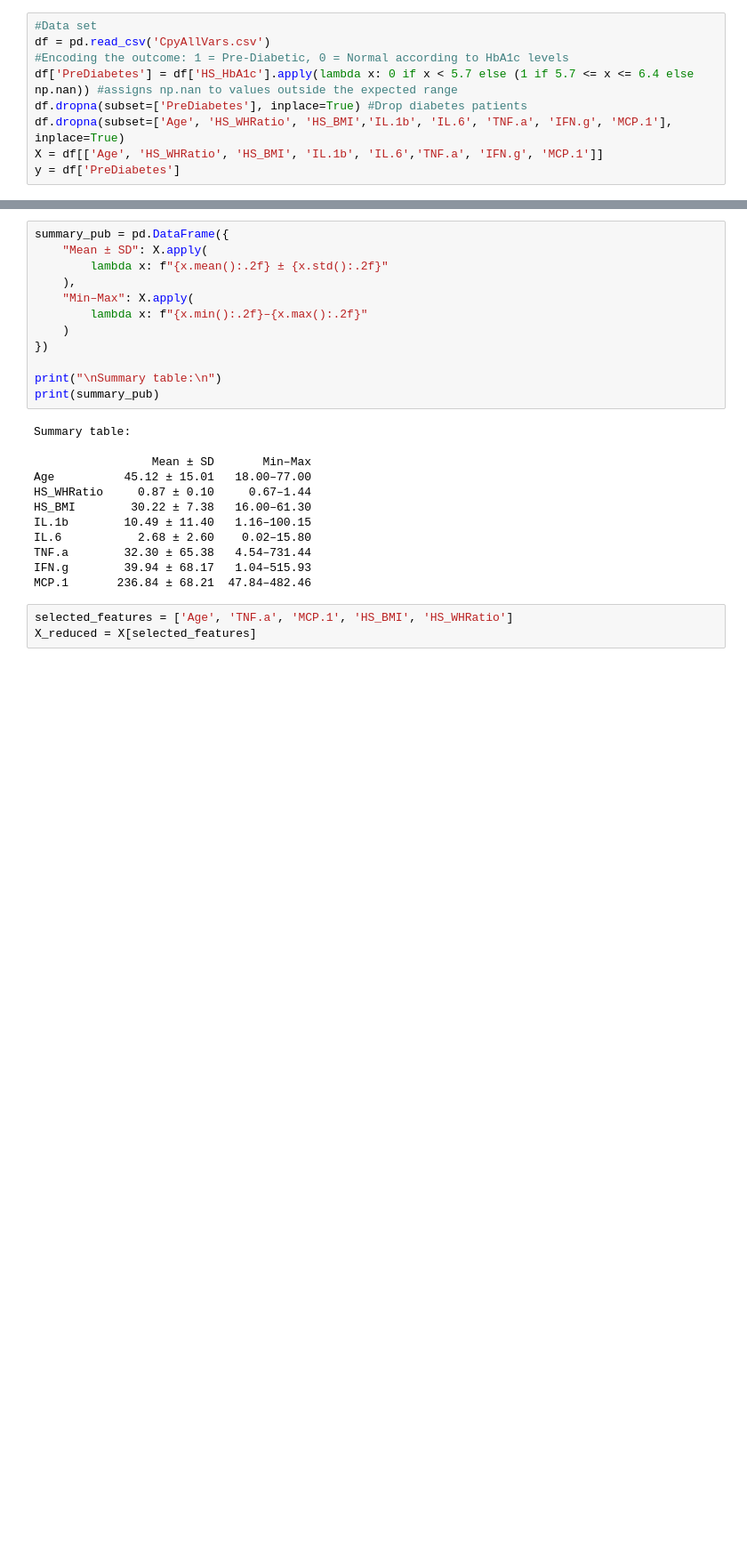
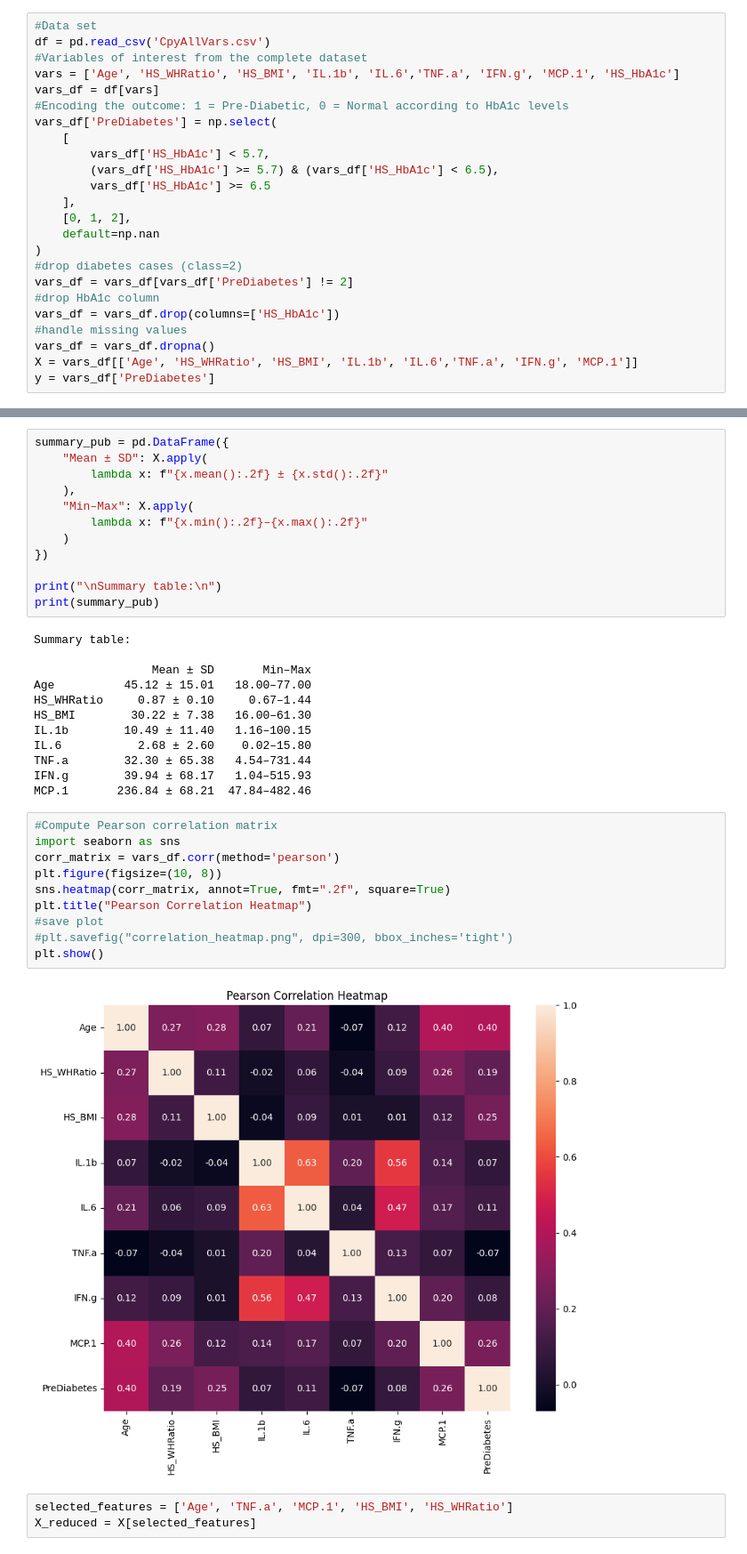
Before and after one commit to luisagmazuca/Prediabetes-research, a Jupyter notebook: code.ipynb, the cells around one changed output, grey strips where cells are left out. Shown at 89% size. Saved outputs shown, nothing was run; the diff lists cells and outputs as text; blank space fills up the shorter version.

Commit message:
Added heatmap

```diff
--- a/code.ipynb
+++ b/code.ipynb
@@ -15,9 +15,24 @@ from sklearn.neighbors import KNeighborsClassifier
 # %%
 #Data set
 df = pd.read_csv('CpyAllVars.csv')
+#Variables of interest from the complete dataset
+vars = ['Age', 'HS_WHRatio', 'HS_BMI', 'IL.1b', 'IL.6','TNF.a', 'IFN.g', 'MCP.1', 'HS_HbA1c']
+vars_df = df[vars]
 #Encoding the outcome: 1 = Pre-Diabetic, 0 = Normal according to HbA1c levels
-df['PreDiabetes'] = df['HS_HbA1c'].apply(lambda x: 0 if x < 5.7 else (1 if 5.7 <= x <= 6.4 else np.nan)) #assigns np.nan to values outside the expected range
-df.dropna(subset=['PreDiabetes'], inplace=True) #Drop diabetes patients
-df.dropna(subset=['Age', 'HS_WHRatio', 'HS_BMI','IL.1b', 'IL.6', 'TNF.a', 'IFN.g', 'MCP.1'], inplace=True)
-X = df[['Age', 'HS_WHRatio', 'HS_BMI', 'IL.1b', 'IL.6','TNF.a', 'IFN.g', 'MCP.1']]
-y = df['PreDiabetes']
+vars_df['PreDiabetes'] = np.select(
+    [
+        vars_df['HS_HbA1c'] < 5.7,
+        (vars_df['HS_HbA1c'] >= 5.7) & (vars_df['HS_HbA1c'] < 6.5),
+        vars_df['HS_HbA1c'] >= 6.5
+    ],
+    [0, 1, 2],
+    default=np.nan
+)
+#drop diabetes cases (class=2)
+vars_df = vars_df[vars_df['PreDiabetes'] != 2]
+#drop HbA1c column
+vars_df = vars_df.drop(columns=['HS_HbA1c'])
+#handle missing values
+vars_df = vars_df.dropna()
+X = vars_df[['Age', 'HS_WHRatio', 'HS_BMI', 'IL.1b', 'IL.6','TNF.a', 'IFN.g', 'MCP.1']]
+y = vars_df['PreDiabetes']
@@ -90,6 +111,18 @@ IL.6           2.68 ± 2.60    0.02–15.80
 TNF.a        32.30 ± 65.38   4.54–731.44
 IFN.g        39.94 ± 68.17   1.04–515.93
 MCP.1       236.84 ± 68.21  47.84–482.46
+# %%
+#Compute Pearson correlation matrix
+import seaborn as sns
+corr_matrix = vars_df.corr(method='pearson')
+plt.figure(figsize=(10, 8))
+sns.heatmap(corr_matrix, annot=True, fmt=".2f", square=True)
+plt.title("Pearson Correlation Heatmap")
+#save plot
+#plt.savefig("correlation_heatmap.png", dpi=300, bbox_inches='tight')
+plt.show()
+# %% [output]
+[figure, added]
 # %%
 selected_features = ['Age', 'TNF.a', 'MCP.1', 'HS_BMI', 'HS_WHRatio']
 X_reduced = X[selected_features]
```
Also changed, not shown: parts of 1 cell of this notebook, 1 other file.
